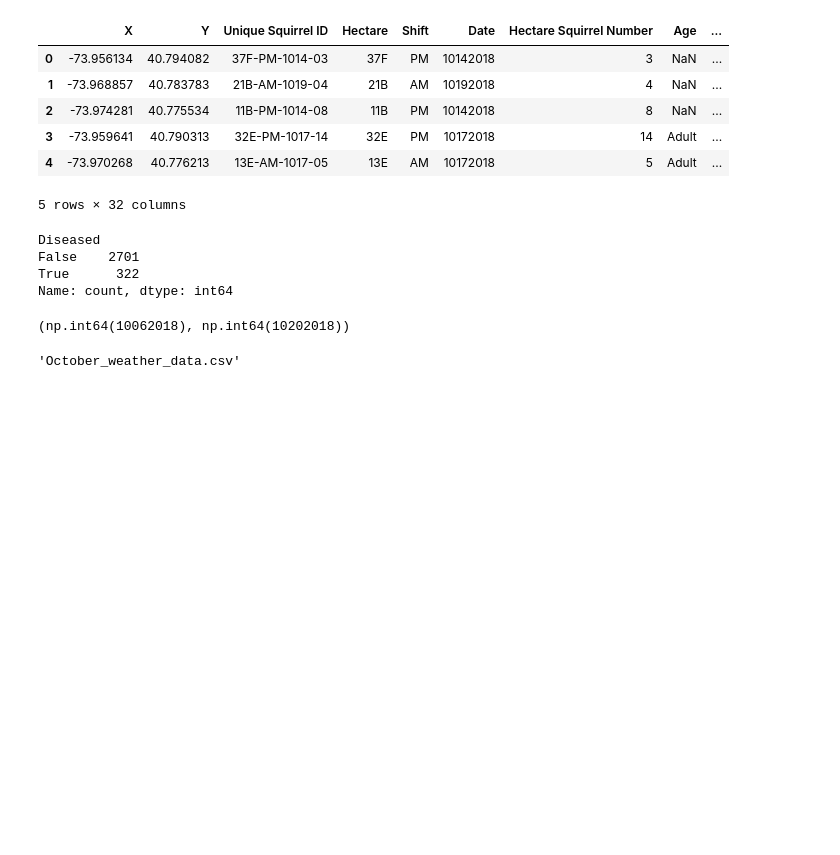
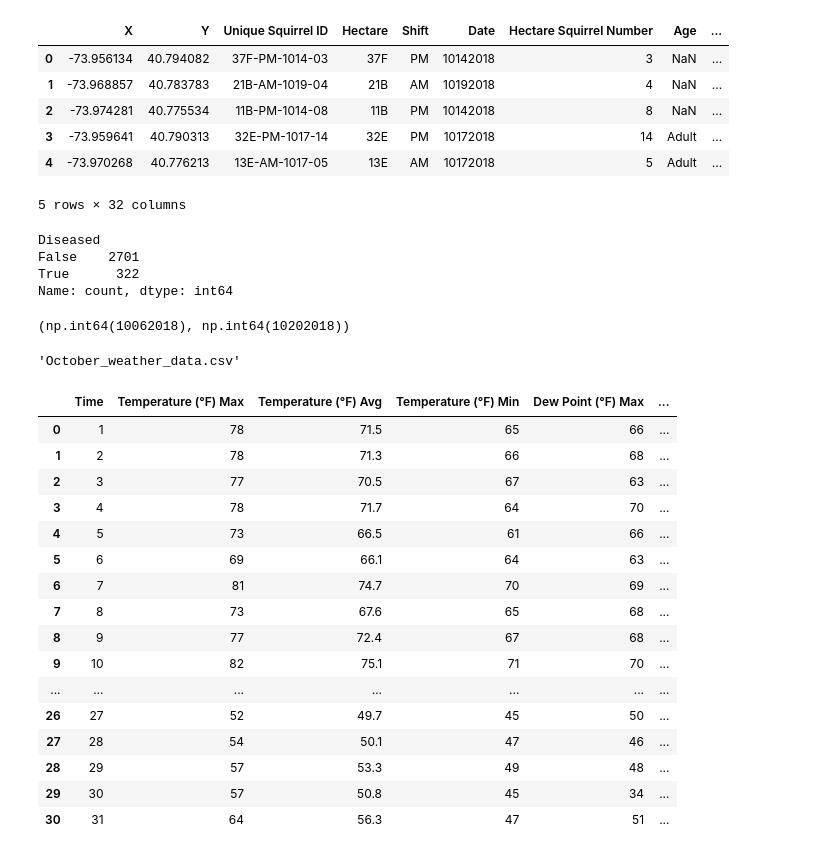
Before and after one commit to denibravo/SquirrelDiseasePrediction, a Jupyter notebook: Nutosis.ipynb, the cells around one changed output. Saved outputs shown, nothing was run; the diff lists cells and outputs as text; code cells hidden in the pictures; blank space fills up the shorter version.

```diff
--- a/Nutosis.ipynb
+++ b/Nutosis.ipynb
@@ -182,3 +182,24 @@ weather_df.to_csv(file_path, index=False)
 file_path
 # %% [output]
 'October_weather_data.csv'
+# %%
+weather = pd.read_csv('October_weather_data.csv')
+weather
+# %% [output]
+|  | Time | Temperature (°F) Max | Temperature (°F) Avg | Temperature (°F) Min | Dew Point (°F) Max | ... |
+| 0 | 1 | 78 | 71.5 | 65 | 66 | ... |
+| 1 | 2 | 78 | 71.3 | 66 | 68 | ... |
+| 2 | 3 | 77 | 70.5 | 67 | 63 | ... |
+| 3 | 4 | 78 | 71.7 | 64 | 70 | ... |
+| 4 | 5 | 73 | 66.5 | 61 | 66 | ... |
+| 5 | 6 | 69 | 66.1 | 64 | 63 | ... |
+| 6 | 7 | 81 | 74.7 | 70 | 69 | ... |
+| 7 | 8 | 73 | 67.6 | 65 | 68 | ... |
+| 8 | 9 | 77 | 72.4 | 67 | 68 | ... |
+| 9 | 10 | 82 | 75.1 | 71 | 70 | ... |
+| ... | ... | ... | ... | ... | ... | ... |
+| 26 | 27 | 52 | 49.7 | 45 | 50 | ... |
+| 27 | 28 | 54 | 50.1 | 47 | 46 | ... |
+| 28 | 29 | 57 | 53.3 | 49 | 48 | ... |
+| 29 | 30 | 57 | 50.8 | 45 | 34 | ... |
+| 30 | 31 | 64 | 56.3 | 47 | 51 | ... |
```
Also changed, not shown: parts of 3 cells of this notebook.
